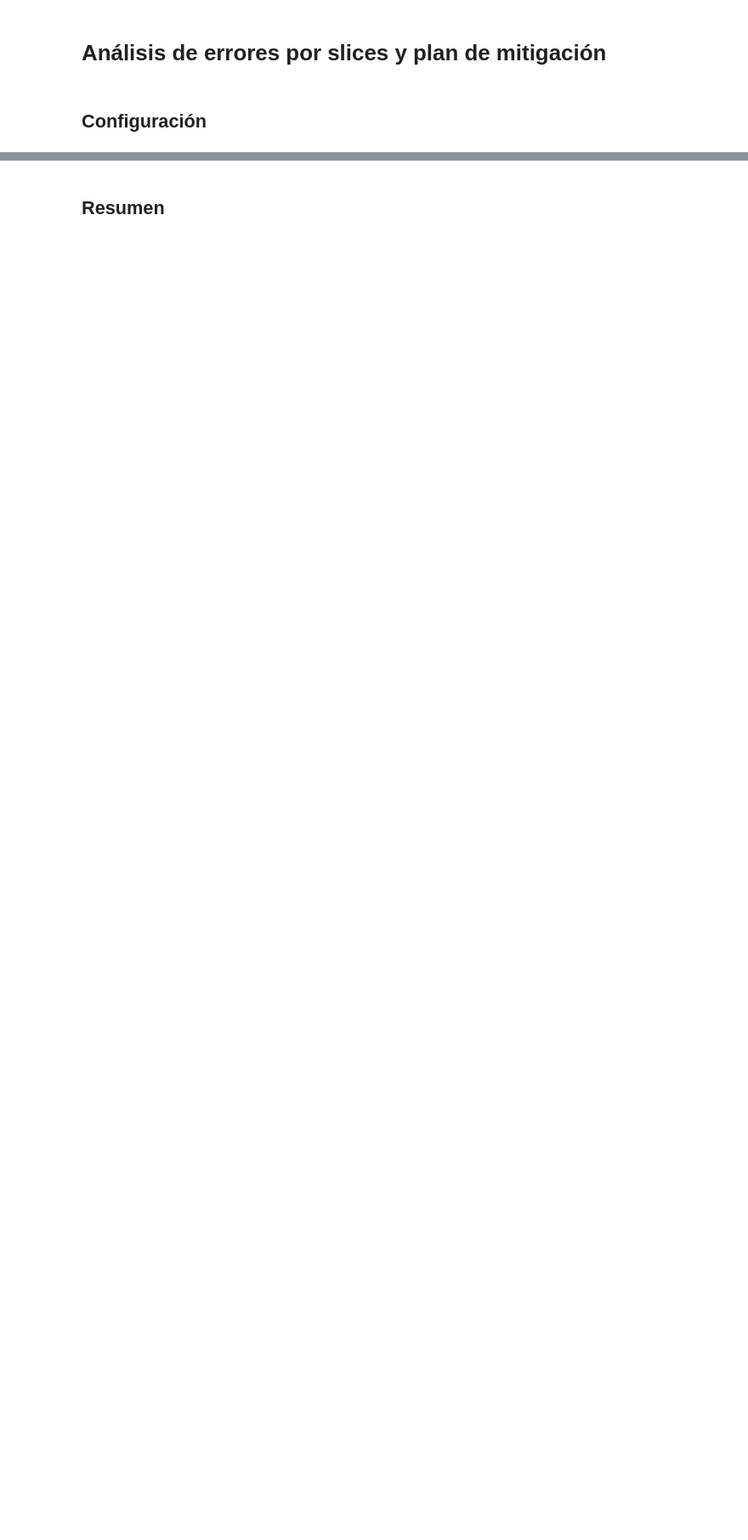
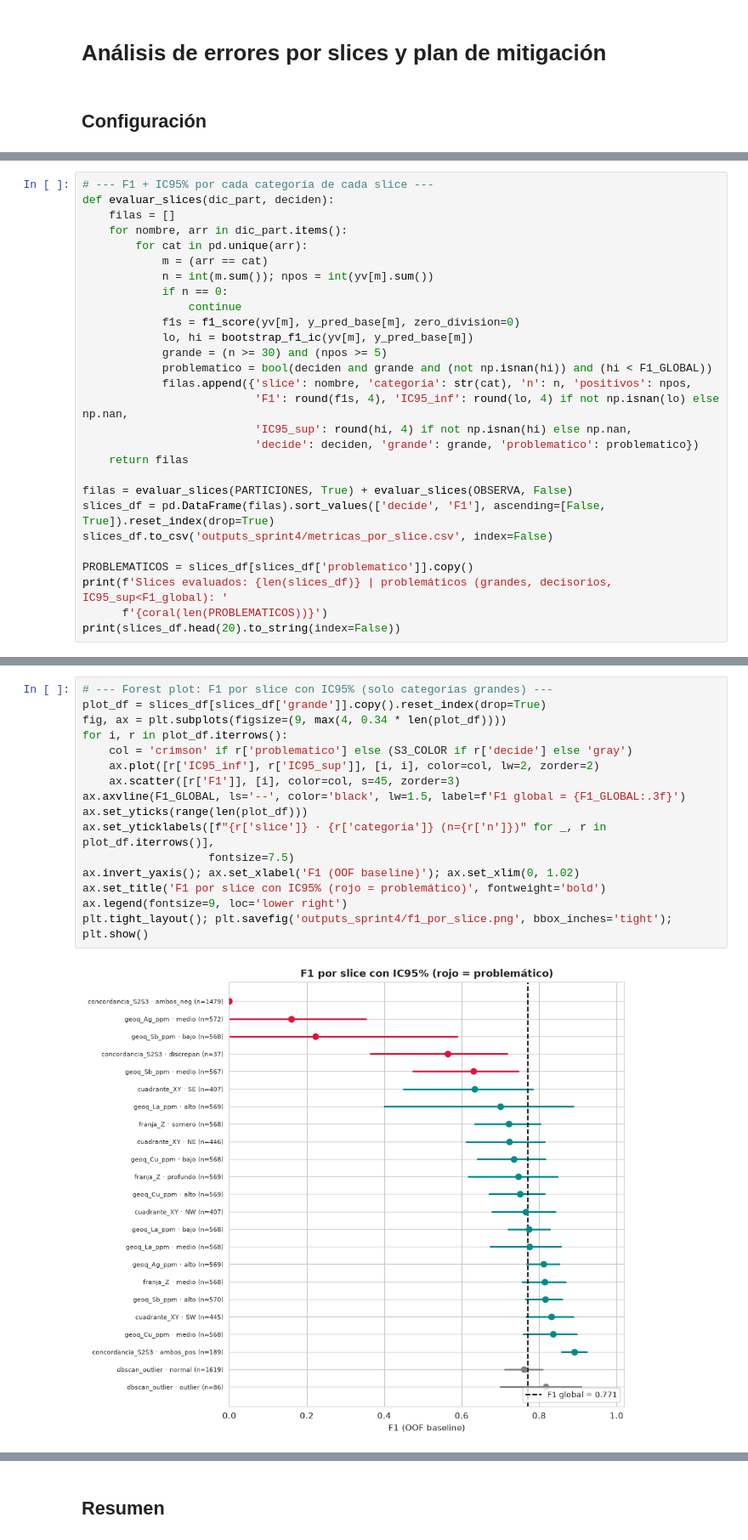
Before and after one commit to Fernando-Huaman/proyecto-zona-interes-Au, a Jupyter notebook: notebooks/sprint4.ipynb, the cells around one changed output, grey strips where cells are left out. Shown at 85% size. Saved outputs shown, nothing was run; the diff lists cells and outputs as text; blank space fills up the shorter version.

Commit message:
sprint5

```diff
--- a/notebooks/sprint4.ipynb
+++ b/notebooks/sprint4.ipynb
@@ -671,0 +394,28 @@ MITIGACIÓN SELECCIONADA: Mit B (sample weight)
+# %%
+# --- F1 + IC95% por cada categoría de cada slice ---
+def evaluar_slices(dic_part, deciden):
+    filas = []
+    for nombre, arr in dic_part.items():
+        for cat in pd.unique(arr):
+            m = (arr == cat)
+            n = int(m.sum()); npos = int(yv[m].sum())
+            if n == 0:
+                continue
+            f1s = f1_score(yv[m], y_pred_base[m], zero_division=0)
+            lo, hi = bootstrap_f1_ic(yv[m], y_pred_base[m])
+            grande = (n >= 30) and (npos >= 5)
+            problematico = bool(deciden and grande and (not np.isnan(hi)) and (hi < F1_GLOBAL))
+            filas.append({'slice': nombre, 'categoria': str(cat), 'n': n, 'positivos': npos,
+                          'F1': round(f1s, 4), 'IC95_inf': round(lo, 4) if not np.isnan(lo) else np.nan,
+                          'IC95_sup': round(hi, 4) if not np.isnan(hi) else np.nan,
+                          'decide': deciden, 'grande': grande, 'problematico': problematico})
+    return filas
+
+filas = evaluar_slices(PARTICIONES, True) + evaluar_slices(OBSERVA, False)
+slices_df = pd.DataFrame(filas).sort_values(['decide', 'F1'], ascending=[False, True]).reset_index(drop=True)
+slices_df.to_csv('outputs_sprint4/metricas_por_slice.csv', index=False)
+
+PROBLEMATICOS = slices_df[slices_df['problematico']].copy()
+print(f'Slices evaluados: {len(slices_df)} | problemáticos (grandes, decisorios, IC95_sup<F1_global): '
+      f'{coral(len(PROBLEMATICOS))}')
+print(slices_df.head(20).to_string(index=False))
@@ -671,0 +440,18 @@ MITIGACIÓN SELECCIONADA: Mit B (sample weight)
+# %%
+# --- Forest plot: F1 por slice con IC95% (solo categorías grandes) ---
+plot_df = slices_df[slices_df['grande']].copy().reset_index(drop=True)
+fig, ax = plt.subplots(figsize=(9, max(4, 0.34 * len(plot_df))))
+for i, r in plot_df.iterrows():
+    col = 'crimson' if r['problematico'] else (S3_COLOR if r['decide'] else 'gray')
+    ax.plot([r['IC95_inf'], r['IC95_sup']], [i, i], color=col, lw=2, zorder=2)
+    ax.scatter([r['F1']], [i], color=col, s=45, zorder=3)
+ax.axvline(F1_GLOBAL, ls='--', color='black', lw=1.5, label=f'F1 global = {F1_GLOBAL:.3f}')
+ax.set_yticks(range(len(plot_df)))
+ax.set_yticklabels([f"{r['slice']} · {r['categoria']} (n={r['n']})" for _, r in plot_df.iterrows()],
+                   fontsize=7.5)
+ax.invert_yaxis(); ax.set_xlabel('F1 (OOF baseline)'); ax.set_xlim(0, 1.02)
+ax.set_title('F1 por slice con IC95% (rojo = problemático)', fontweight='bold')
+ax.legend(fontsize=9, loc='lower right')
+plt.tight_layout(); plt.savefig('outputs_sprint4/f1_por_slice.png', bbox_inches='tight'); plt.show()
+# %% [output]
+[figure, added]
```
Also changed, not shown: parts of 56 cells of this notebook, 23 other files.
